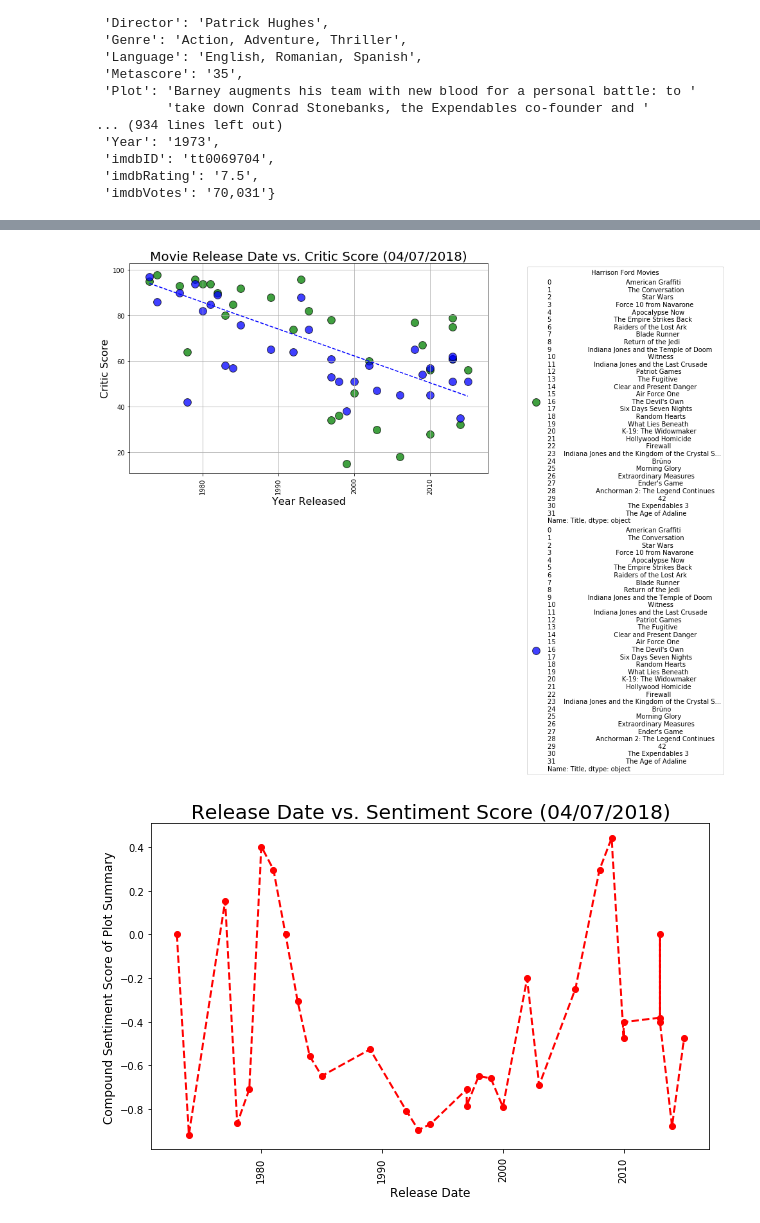
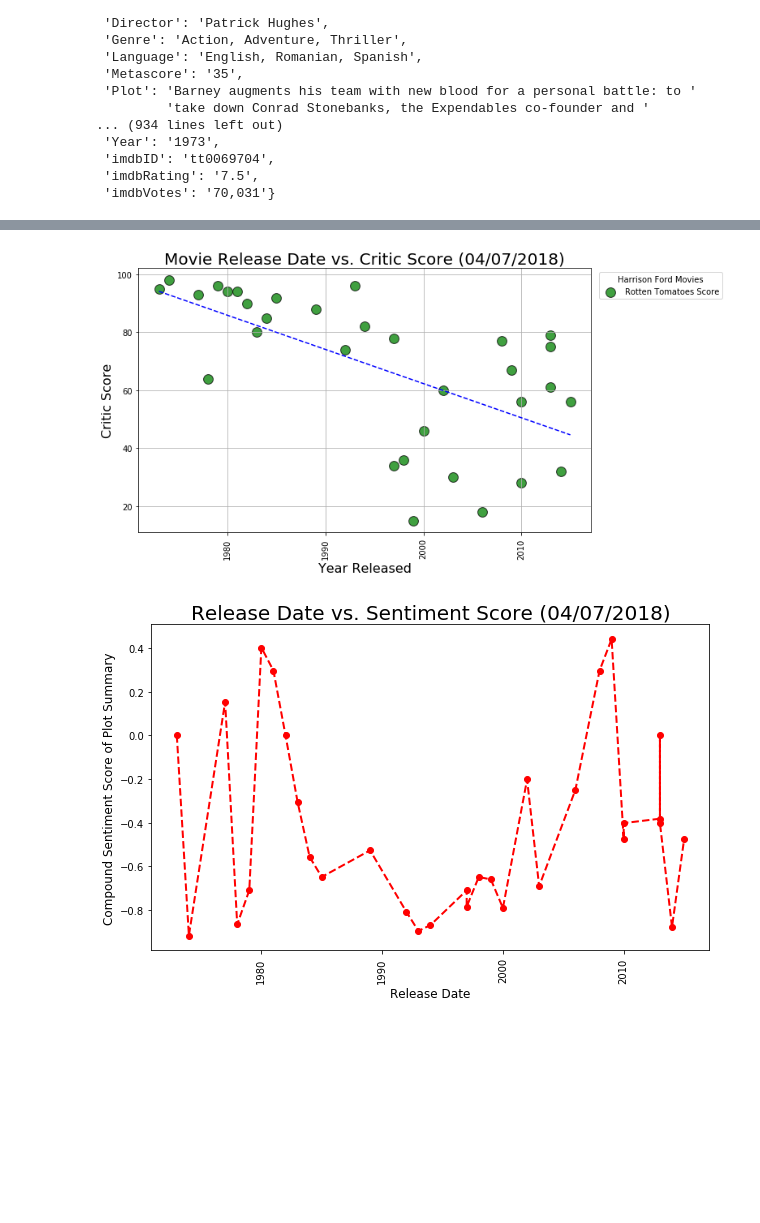
Before and after one commit to CTopham/Team-Green, a Jupyter notebook: Final Script.ipynb, the cells around one changed output, grey strips where cells are left out. Saved outputs shown, nothing was run; the diff lists cells and outputs as text; code cells hidden in the pictures; blank space fills up the shorter version.

Commit message:
plot adjustment

```diff
--- a/Final Script.ipynb
+++ b/Final Script.ipynb
@@ -521,37 +521,35 @@ movies_played_in['Year Released'] = pd.to_numeric(movies_played_in['Year Release
 # %%
 from scipy.stats import linregress
 #Set figure size
 plt.figure(figsize=(10,6))
 
 #Create Trendline
 fake = movies_played_in["Rotten Tomato"]
 (slope, intercept, _,_ , _) = linregress(movies_played_in["Year Released"], fake)
 fit = slope * movies_played_in["Year Released"] + intercept
 
 #Aesthetics
 plt.title("Movie Release Date vs. Critic Score " + "(" + time.strftime("%m/%d/%Y") + ")", fontsize=20)
 plt.xlabel("Year Released", fontsize=16)
 plt.xticks(rotation= 90)
 plt.ylabel("Critic Score", fontsize=16)
 
 #Create scatter plots
 plt.scatter(movies_played_in["Year Released"], movies_played_in["Rotten Tomato"], color= "green", edgecolor= "black",
-label= (movies_played_in["Title"]), s=140, alpha = 0.75)
-plt.scatter(movies_played_in["Year Released"], movies_played_in["Meta Score"], color= "Blue", edgecolor= "black",
-label= (movies_played_in["Title"]), s=140, alpha = 0.75)
-plt.legend(bbox_to_anchor= (1.1, 1), title= actor_name + " Movies", fontsize= "medium")
+label= "Rotten Tomatoes Score", s=140, alpha = 0.75)
+plt.legend(bbox_to_anchor= (1.3, 1), title= actor_name + " Movies", fontsize= "medium")
 
 #Save plot as PNG image
-plt.savefig("Images/Movie_Release_Date_vs._Critic_Score.png", bbox_inches= "tight")
+plt.savefig("Images/Movie_Release_Date_vs._Rotten_Tomoatoes_Score.png", bbox_inches= "tight")
 
 #Display Trendline
 plt.plot(movies_played_in["Year Released"], fit, "b--")
 
 #Display scatter plots
 plt.grid()
 plt.show()
 # %% [output]
-[figure, old version]
+[figure, new version]
 # %%
 #Set size of bar plots
 plt.figure(figsize=(10,6))
```
Also changed, not shown: 2 other files.
